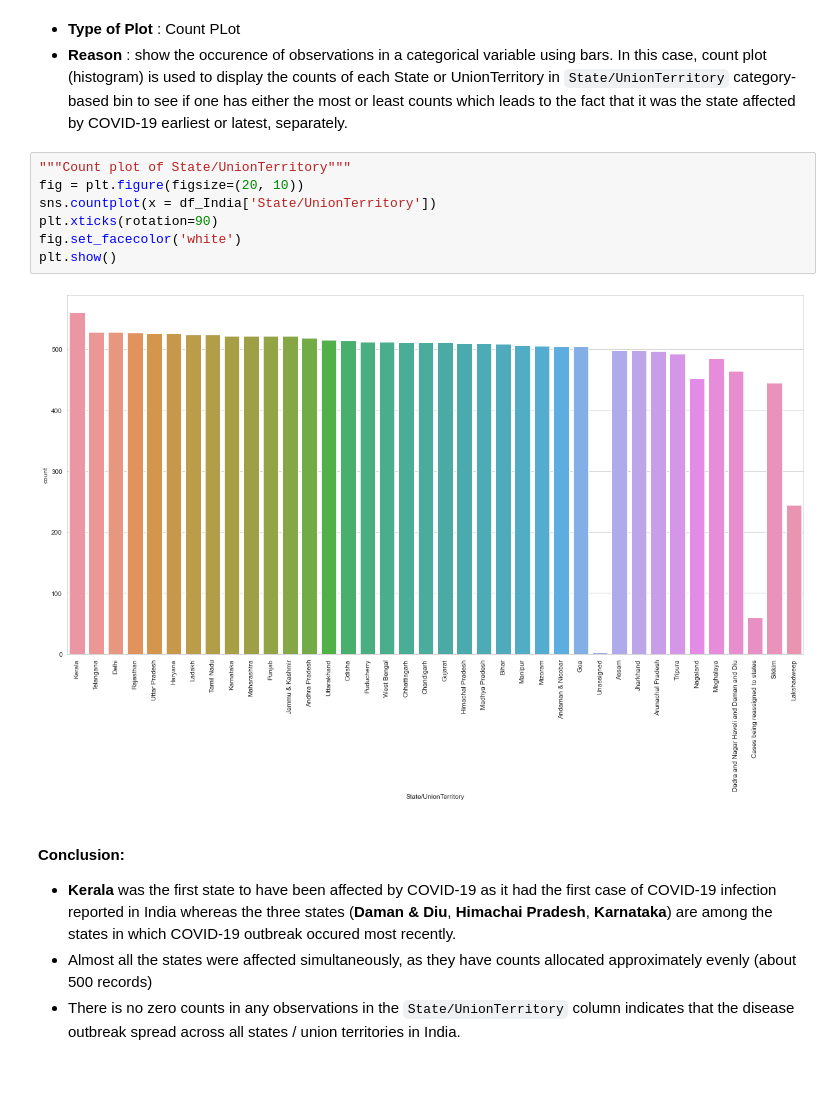
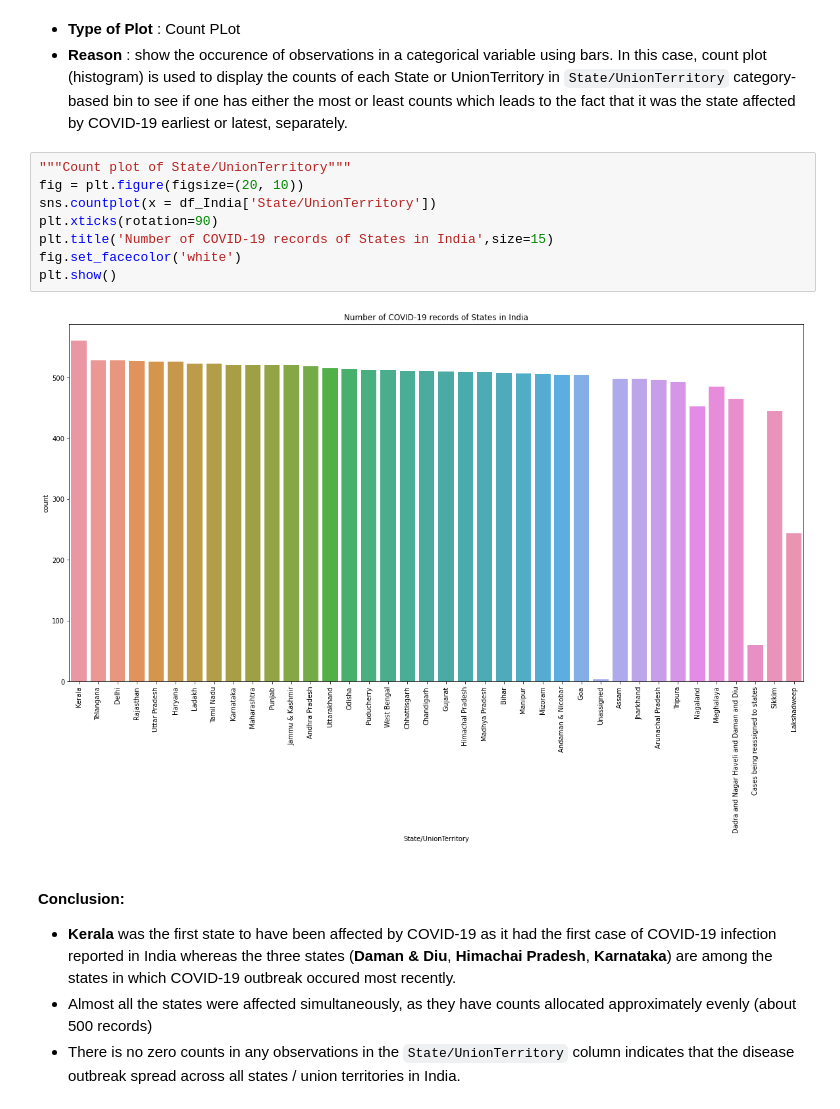
Before and after one commit to SmilinOwls/COVID-19-in-India, a Jupyter notebook: source_codes/covid-19-india.ipynb, the cells around one changed output. Cells and saved outputs as stored; diff of their text form; blank space fills up the shorter version.

```diff
--- a/source_codes/covid-19-india.ipynb
+++ b/source_codes/covid-19-india.ipynb
@@ -329,12 +334,13 @@ Total number of Closed cases in India    : 31650160
 # %%
 """Count plot of State/UnionTerritory"""
 fig = plt.figure(figsize=(20, 10))
 sns.countplot(x = df_India['State/UnionTerritory'])
 plt.xticks(rotation=90)
+plt.title('Number of COVID-19 records of States in India',size=15)
 fig.set_facecolor('white')
 plt.show()
 # %% [output]
-[figure, old version]
+[figure, new version]
 # %% [markdown]
 #### Conclusion:
 - **Kerala** was the first state to have been affected by COVID-19 as it had the first case of COVID-19 infection reported in India whereas the three states (**Daman & Diu**, **Himachai Pradesh**, **Karnataka**) are among the states in which COVID-19 outbreak occured most recently.
```
Also changed, not shown: parts of 43 cells of this notebook, 1 other file.
